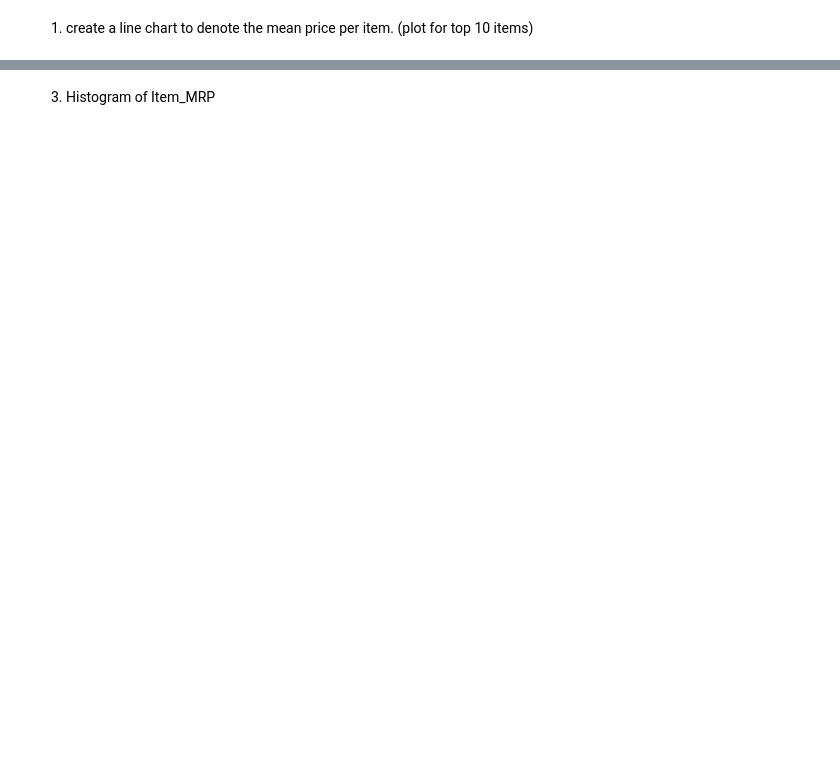
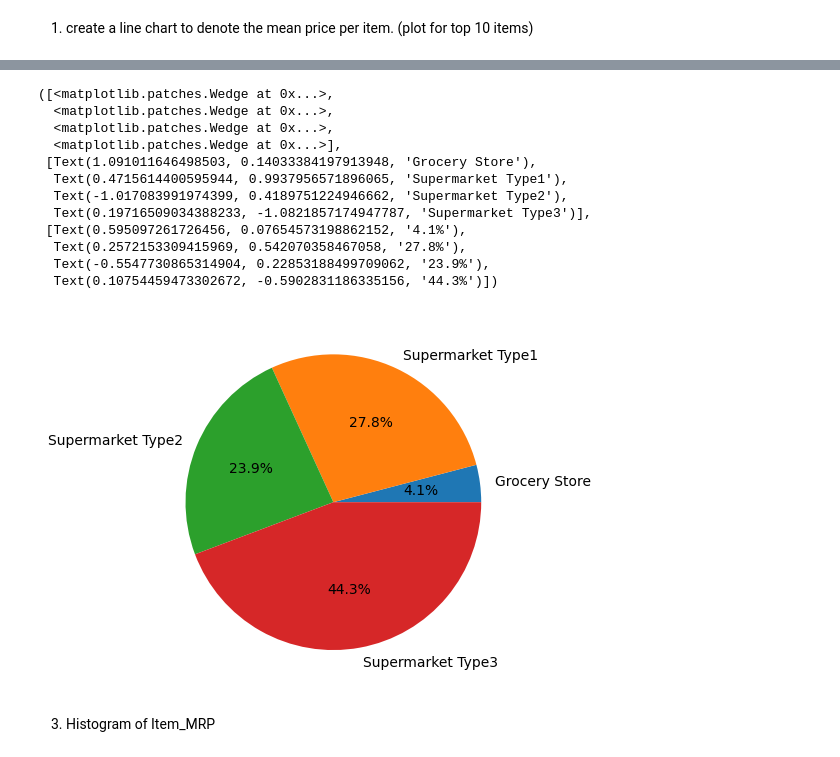
Before and after one commit to andrearosejose/PYTHON_DS, a Jupyter notebook: VISUALISATION_ASSIGNMENT_9.ipynb, the cells around one changed output, grey strips where cells are left out. Cells and saved outputs as stored; diff of their text form; code cells hidden in the pictures; blank space fills up the shorter version.

```diff
--- a/VISUALISATION_ASSIGNMENT_9.ipynb
+++ b/VISUALISATION_ASSIGNMENT_9.ipynb
@@ -12,2 +87,18 @@ df=pd.read_csv('bigmart_data.csv')
+# %%
+plt.pie(x=df3['Item_Outlet_Sales'],labels=df3['Outlet_Type'],autopct='%.1f%%')
+# %% [output]
+([<matplotlib.patches.Wedge at 0x...>,
+  <matplotlib.patches.Wedge at 0x...>,
+  <matplotlib.patches.Wedge at 0x...>,
+  <matplotlib.patches.Wedge at 0x...>],
+ [Text(1.091011646498503, 0.14033384197913948, 'Grocery Store'),
+  Text(0.4715614400595944, 0.9937956571896065, 'Supermarket Type1'),
+  Text(-1.017083991974399, 0.4189751224946662, 'Supermarket Type2'),
+  Text(0.19716509034388233, -1.0821857174947787, 'Supermarket Type3')],
+ [Text(0.595097261726456, 0.07654573198862152, '4.1%'),
+  Text(0.2572153309415969, 0.542070358467058, '27.8%'),
+  Text(-0.5547730865314904, 0.22853188499709062, '23.9%'),
+  Text(0.10754459473302672, -0.5902831186335156, '44.3%')])
+[figure, added]
 # %% [markdown]
 3. Histogram of Item_MRP
```
Also changed, not shown: parts of 16 cells of this notebook.
